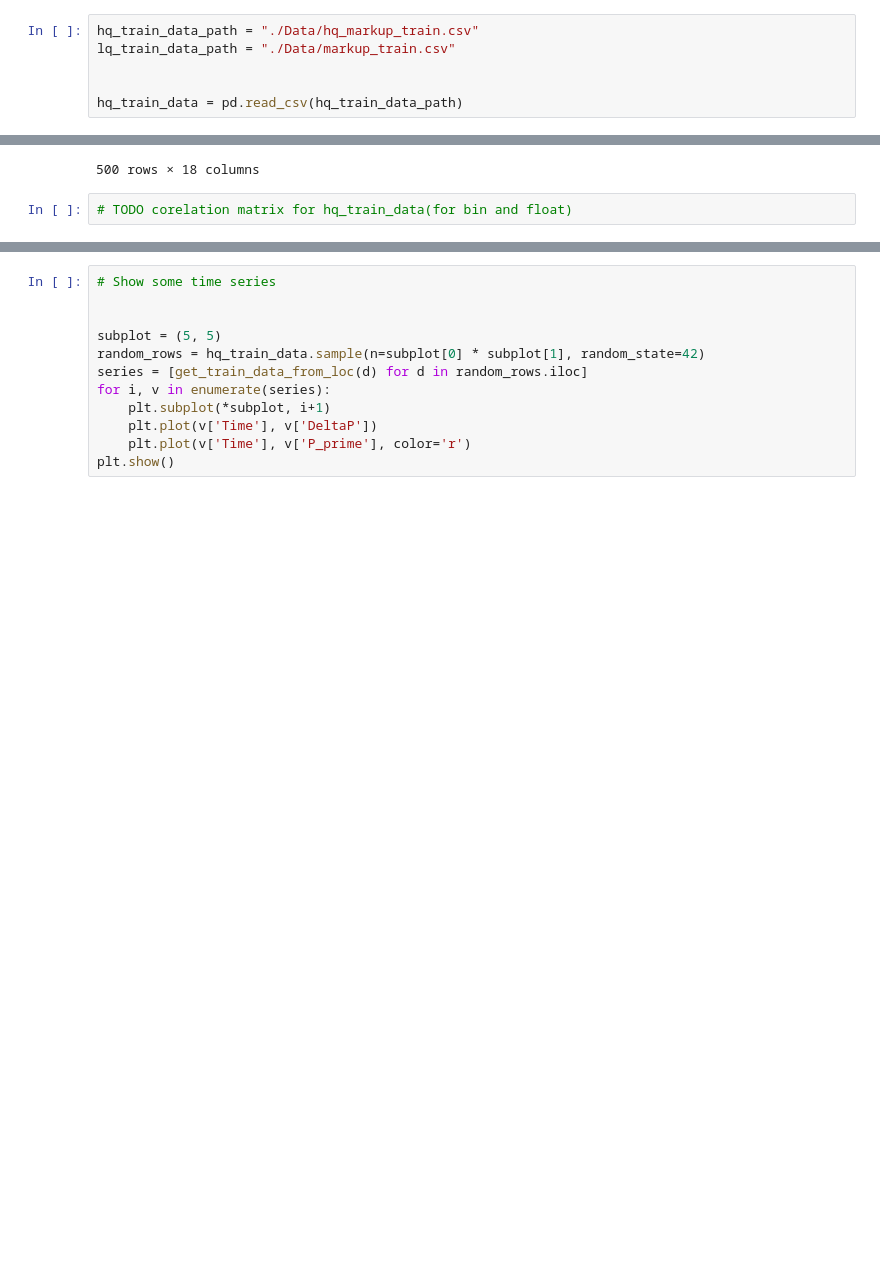
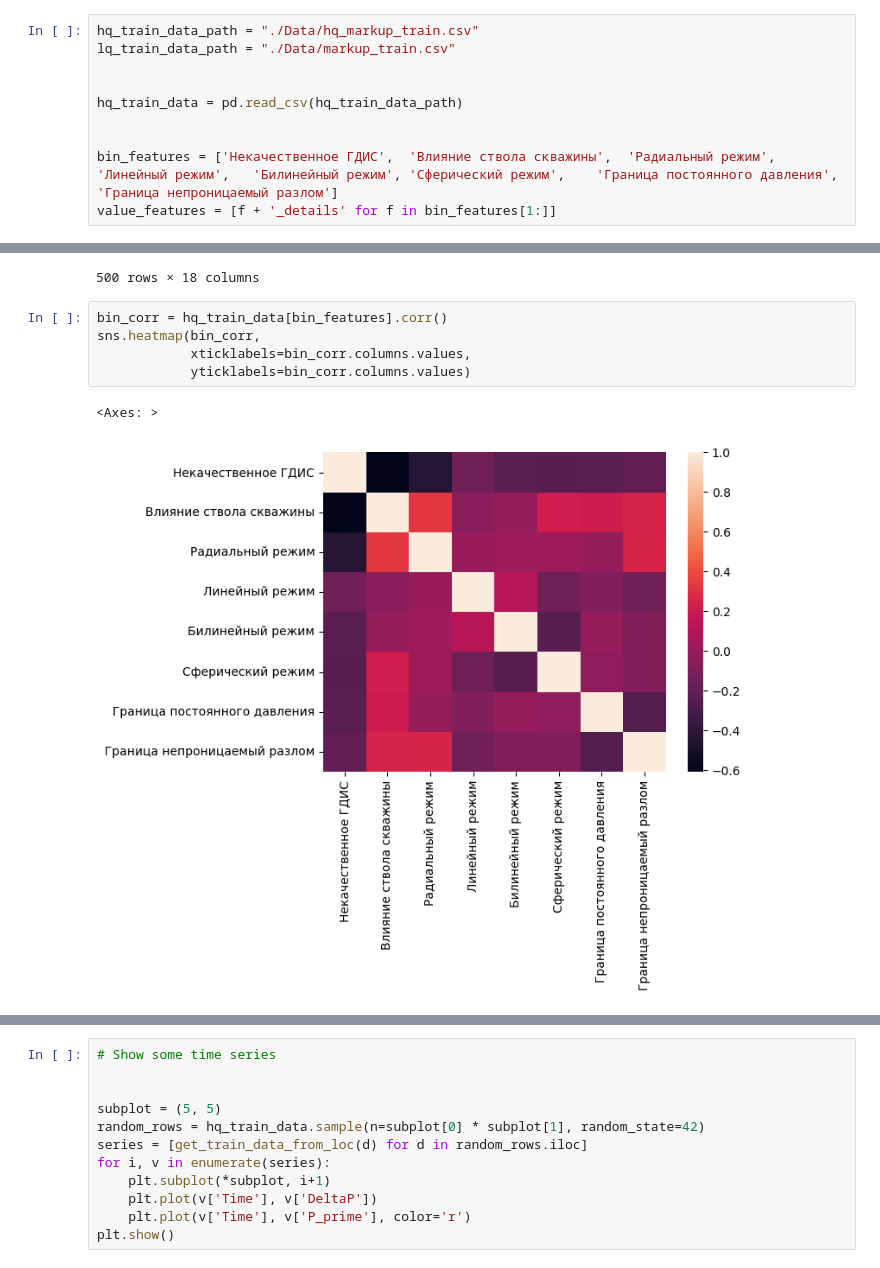
Before and after one commit to EZHOWWW/Siam, a Jupyter notebook: main.ipynb, the cells around one changed output, grey strips where cells are left out. Saved outputs shown, nothing was run; the diff lists cells and outputs as text; blank space fills up the shorter version.

```diff
--- a/main.ipynb
+++ b/main.ipynb
@@ -49,6 +50,10 @@ lq_train_data_path = "./Data/markup_train.csv"
 
 
 hq_train_data = pd.read_csv(hq_train_data_path)
+
+
+bin_features = ['Некачественное ГДИС',	'Влияние ствола скважины',	'Радиальный режим',	'Линейный режим',	'Билинейный режим',	'Сферический режим',	'Граница постоянного давления',	'Граница непроницаемый разлом']
+value_features = [f + '_details' for f in bin_features[1:]]
 # %% [markdown]
 # Данные
 
@@ -71,5 +76,11 @@ hq_train_data
 | 498 | 0fd9d92c-a6d6-44c2-80b2-7f3cfcbea3da | department3 | user5 | 0 | 1 | 1 | ... |
 | 499 | b145d37a-2b67-47e1-b4d4-a70a59192187 | department3 | user2 | 1 | 1 | 1 | ... |
 500 rows × 18 columns
-# %%
-# TODO corelation matrix for hq_train_data(for bin and float)
+# %%
+bin_corr = hq_train_data[bin_features].corr()
+sns.heatmap(bin_corr,
+            xticklabels=bin_corr.columns.values,
+            yticklabels=bin_corr.columns.values)
+# %% [output]
+<Axes: >
+[figure, added]
```
Also changed, not shown: parts of 7 cells of this notebook.
